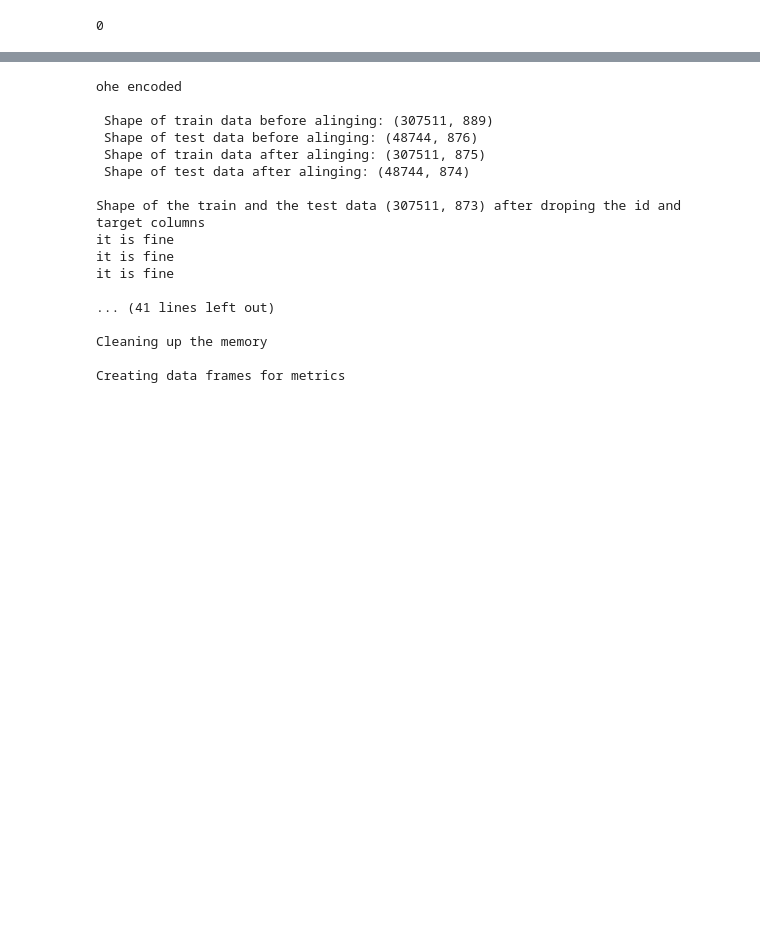
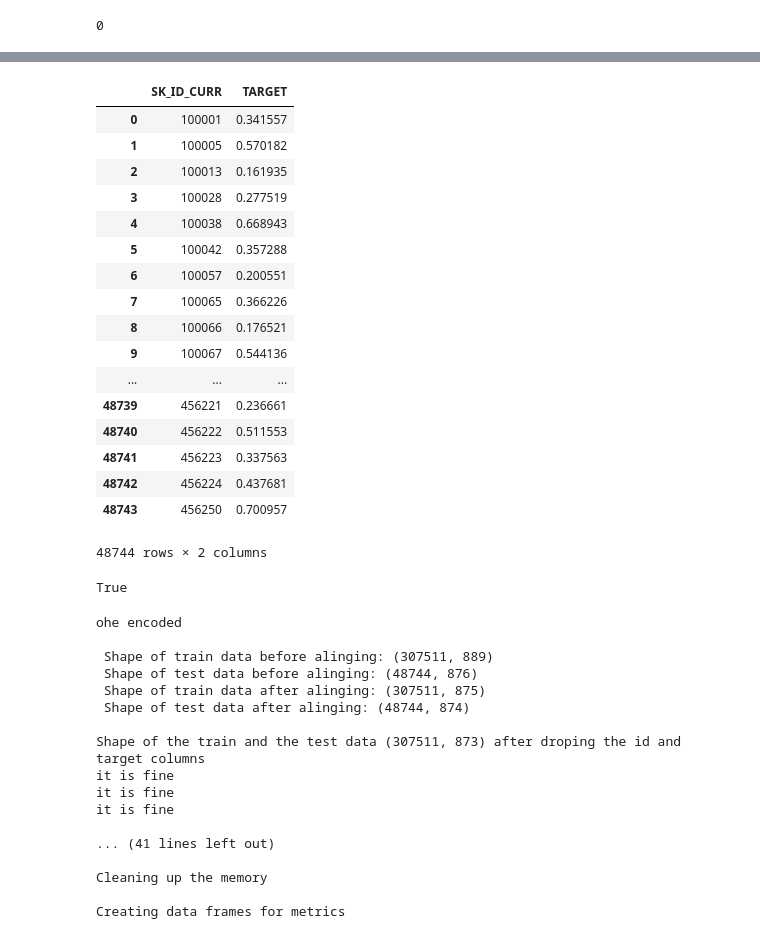
Before and after one commit to zahid1202/Credit_Default_Risk, a Jupyter notebook: Automated_Feature_Engineering.ipynb, the cells around one changed output, grey strips where cells are left out. Saved outputs shown, nothing was run; the diff lists cells and outputs as text; code cells hidden in the pictures; blank space fills up the shorter version.

```diff
--- a/Automated_Feature_Engineering.ipynb
+++ b/Automated_Feature_Engineering.ipynb
@@ -977,0 +1070,25 @@ KeyError: 'SK_ID_CURR'
+# %%
+lgbm_model_ohe
+# %% [output]
+|  | SK_ID_CURR | TARGET |
+| 0 | 100001 | 0.341557 |
+| 1 | 100005 | 0.570182 |
+| 2 | 100013 | 0.161935 |
+| 3 | 100028 | 0.277519 |
+| 4 | 100038 | 0.668943 |
+| 5 | 100042 | 0.357288 |
+| 6 | 100057 | 0.200551 |
+| 7 | 100065 | 0.366226 |
+| 8 | 100066 | 0.176521 |
+| 9 | 100067 | 0.544136 |
+| ... | ... | ... |
+| 48739 | 456221 | 0.236661 |
+| 48740 | 456222 | 0.511553 |
+| 48741 | 456223 | 0.337563 |
+| 48742 | 456224 | 0.437681 |
+| 48743 | 456250 | 0.700957 |
+48744 rows × 2 columns
+# %%
+submission1["SK_ID_CURR"].equals(lgbm_model_ohe["SK_ID_CURR"])
+# %% [output]
+True
```
Also changed, not shown: parts of 36 cells of this notebook.
